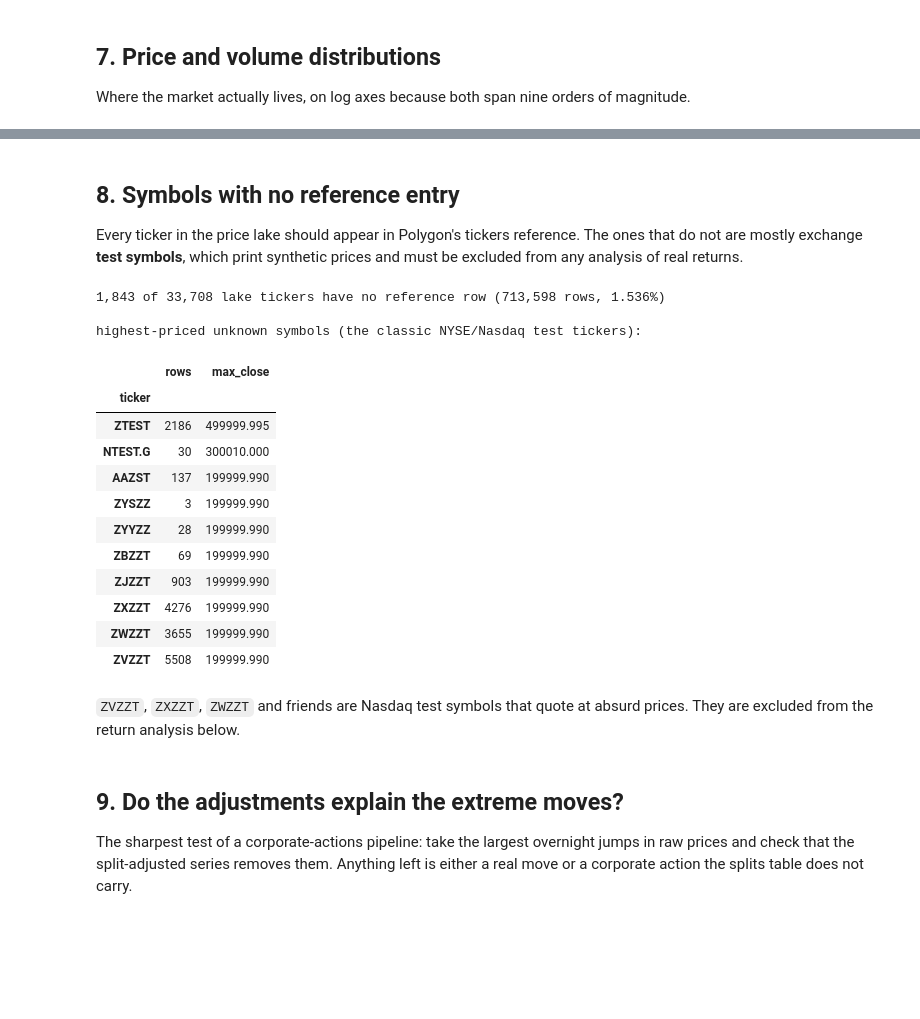
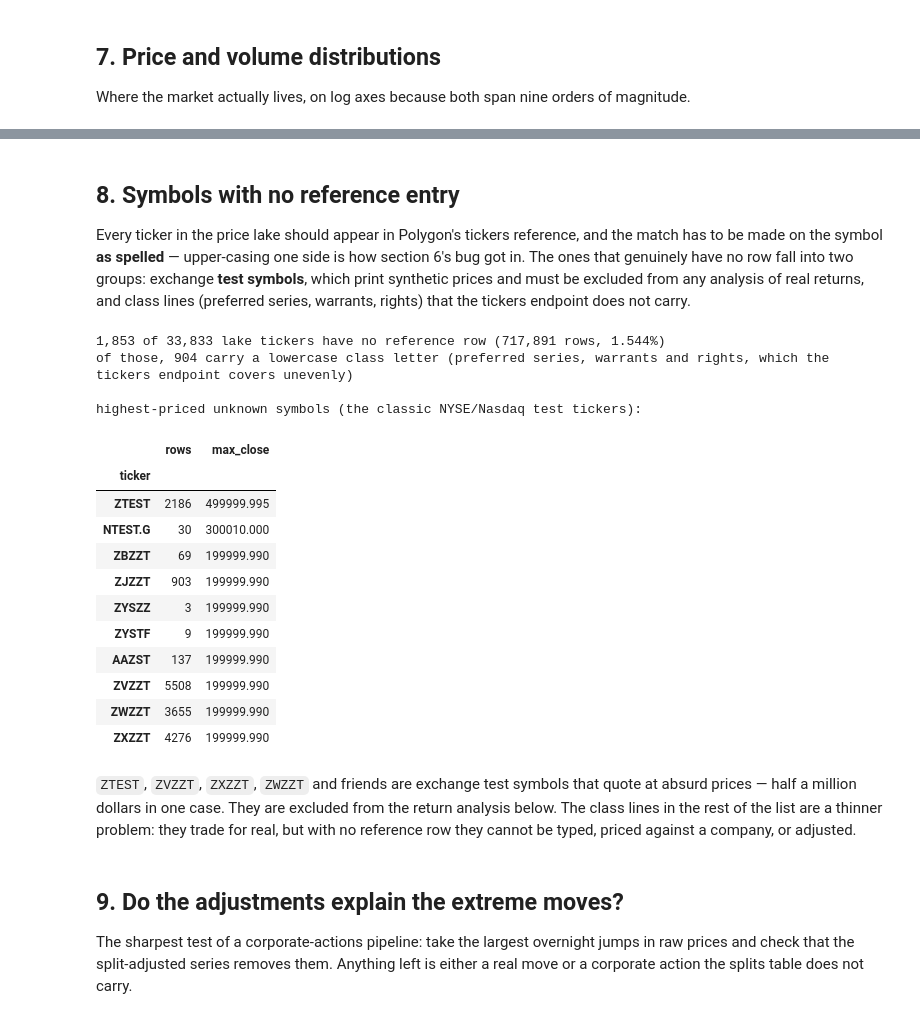
Before and after one commit to mengrenman/Polygon.io-data-ingestion-pipeline, a Jupyter notebook: notebooks/04_lake_inventory_and_quality.ipynb, the cells around one changed output, grey strips where cells are left out. Cells and saved outputs as stored; diff of their text form; code cells hidden in the pictures; blank space fills up the shorter version.

```diff
--- a/notebooks/04_lake_inventory_and_quality.ipynb
+++ b/notebooks/04_lake_inventory_and_quality.ipynb
@@ -395,38 +427,45 @@ day["close"].describe(percentiles=[.01, .25, .5, .75, .99]).to_frame("close").T
 # %% [markdown]
 ## 8. Symbols with no reference entry
 
-Every ticker in the price lake should appear in Polygon's tickers reference. The ones that do
-not are mostly exchange **test symbols**, which print synthetic prices and must be excluded
-from any analysis of real returns.
+Every ticker in the price lake should appear in Polygon's tickers reference, and the match has to
+be made on the symbol **as spelled** — upper-casing one side is how section 6's bug got in.
+The ones that genuinely have no row fall into two groups: exchange **test symbols**, which print
+synthetic prices and must be excluded from any analysis of real returns, and class lines
+(preferred series, warrants, rights) that the tickers endpoint does not carry.
 # %%
 lake_tickers = pd.Index(day["ticker"].cat.categories)
-unknown = lake_tickers.difference(pd.Index(ref["ticker"].str.upper().unique()))
+unknown = lake_tickers.difference(pd.Index(ref["ticker"].unique()))     # both sides spelled as Polygon does
 unk_rows = day[day["ticker"].isin(unknown)]
 print(f"{len(unknown):,} of {len(lake_tickers):,} lake tickers have no reference row "
       f"({len(unk_rows):,} rows, {len(unk_rows) / len(day):.3%})")
+print(f"of those, {sum(t != t.upper() for t in unknown):,} carry a lowercase class letter "
+      f"(preferred series, warrants and rights, which the tickers endpoint covers unevenly)")
 odd = unk_rows.groupby("ticker", observed=True).agg(rows=("close", "size"), max_close=("close", "max")) \
               .sort_values("max_close", ascending=False).head(10)
 print("\nhighest-priced unknown symbols (the classic NYSE/Nasdaq test tickers):")
 odd
 # %% [output]
-1,843 of 33,708 lake tickers have no reference row (713,598 rows, 1.536%)
+1,853 of 33,833 lake tickers have no reference row (717,891 rows, 1.544%)
+of those, 904 carry a lowercase class letter (preferred series, warrants and rights, which the tickers endpoint covers unevenly)
 
 highest-priced unknown symbols (the classic NYSE/Nasdaq test tickers):
 |  | rows | max_close |
 | ticker |  |  |
 | ZTEST | 2186 | 499999.995 |
 | NTEST.G | 30 | 300010.000 |
-| AAZST | 137 | 199999.990 |
-| ZYSZZ | 3 | 199999.990 |
-| ZYYZZ | 28 | 199999.990 |
 | ZBZZT | 69 | 199999.990 |
 | ZJZZT | 903 | 199999.990 |
+| ZYSZZ | 3 | 199999.990 |
+| ZYSTF | 9 | 199999.990 |
+| AAZST | 137 | 199999.990 |
+| ZVZZT | 5508 | 199999.990 |
+| ZWZZT | 3655 | 199999.990 |
 | ZXZZT | 4276 | 199999.990 |
-| ZWZZT | 3655 | 199999.990 |
-| ZVZZT | 5508 | 199999.990 |
 # %% [markdown]
-`ZVZZT`, `ZXZZT`, `ZWZZT` and friends are Nasdaq test symbols that quote at absurd prices.
-They are excluded from the return analysis below.
+`ZTEST`, `ZVZZT`, `ZXZZT`, `ZWZZT` and friends are exchange test symbols that quote at absurd
+prices — half a million dollars in one case. They are excluded from the return analysis below.
+The class lines in the rest of the list are a thinner problem: they trade for real, but with no
+reference row they cannot be typed, priced against a company, or adjusted.
 # %% [markdown]
 ## 9. Do the adjustments explain the extreme moves?
 
```
Also changed, not shown: parts of 33 cells of this notebook, 1 other file.
